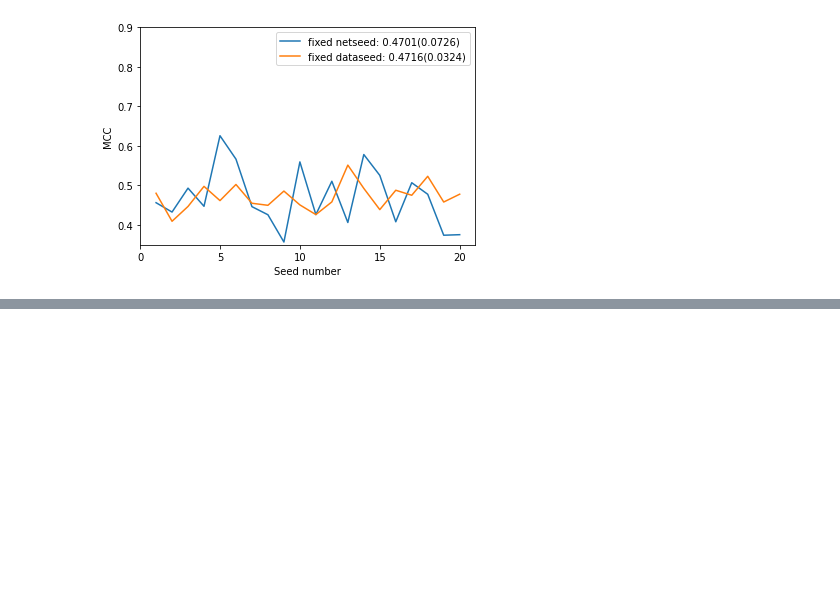
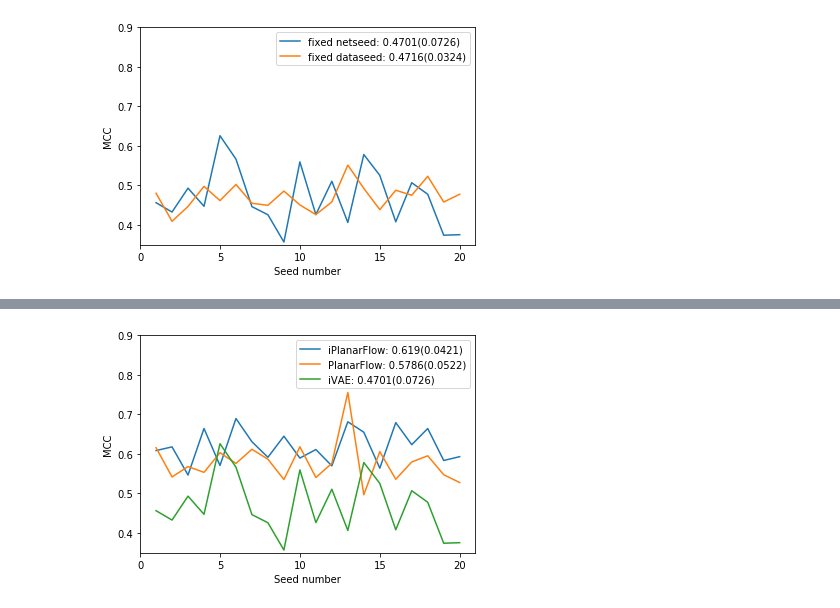
Before and after one commit to jjgsherwood/FACT-AI, a Jupyter notebook: code/iFlow-master/visualize_results.ipynb, the cells around one changed output, grey strips where cells are left out. Drawn from its saved outputs; the diff is of its cells as text; code cells hidden in the pictures; blank space fills up the shorter version.

```diff
--- a/code/iFlow-master/visualize_results.ipynb
+++ b/code/iFlow-master/visualize_results.ipynb
@@ -86,0 +91,4 @@ plot_multiple_seeds("iVAE_1000", [var_dataseed, var_netseed], ["fixed netseed",
+# %%
+plot_multiple(["iFlow_original_PlanarFlow_1000", "iFlow_removed_PlanarFlow_1000", "iVAE_1000"], ["iPlanarFlow", "PlanarFlow", "iVAE"])
+# %% [output]
+[figure, added]
```
Also changed, not shown: parts of 5 cells of this notebook, 12 other files.
